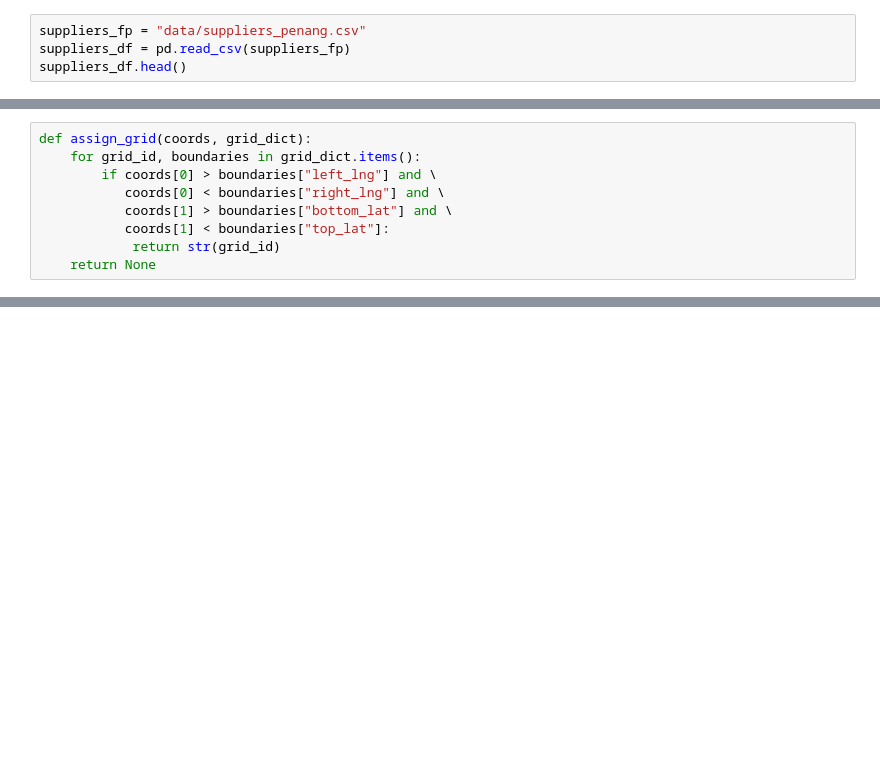
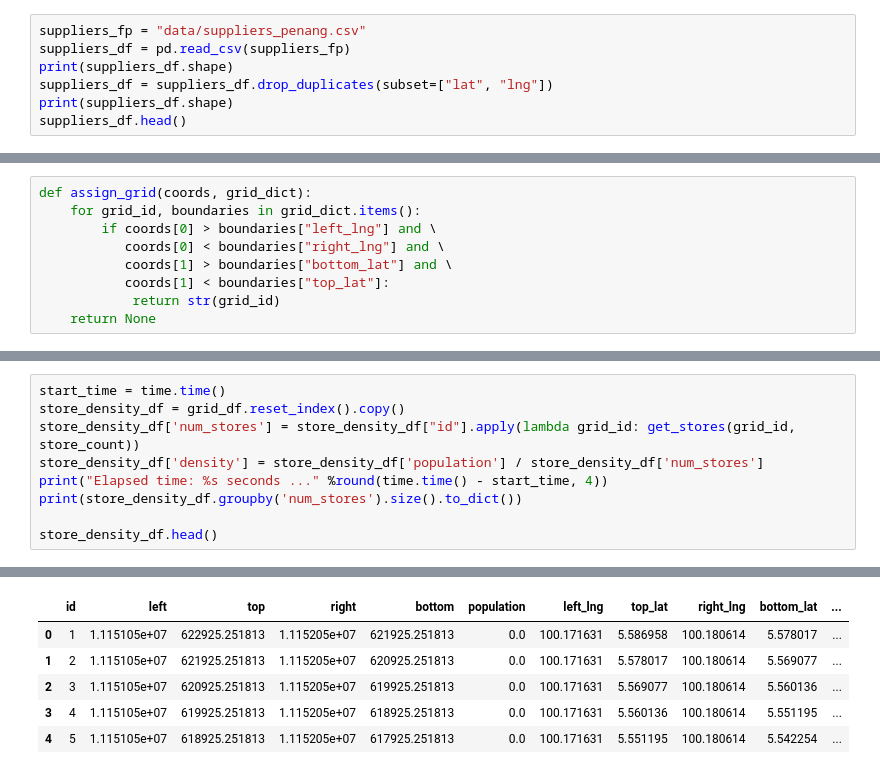
Before and after one commit to shenghaowang/asiatique, a Jupyter notebook: Penang Supermarkets Layer.ipynb, the cells around one changed output, grey strips where cells are left out. Drawn from its saved outputs; the diff is of its cells as text; blank space fills up the shorter version.

```diff
--- a/Penang Supermarkets Layer.ipynb
+++ b/Penang Supermarkets Layer.ipynb
@@ -54,5 +54,8 @@ Load existing Penang supermarkets obtained via Google Places API
 # %%
 suppliers_fp = "data/suppliers_penang.csv"
 suppliers_df = pd.read_csv(suppliers_fp)
+print(suppliers_df.shape)
+suppliers_df = suppliers_df.drop_duplicates(subset=["lat", "lng"])
+print(suppliers_df.shape)
 suppliers_df.head()
 # %% [output]
@@ -95,0 +202,10 @@ Elapsed time: 0.1813 seconds ...
+# %%
+start_time = time.time()
+store_density_df = grid_df.reset_index().copy()
+store_density_df['num_stores'] = store_density_df["id"].apply(lambda grid_id: get_stores(grid_id, store_count))
+store_density_df['density'] = store_density_df['population'] / store_density_df['num_stores']
+print("Elapsed time: %s seconds ..." %round(time.time() - start_time, 4))
+print(store_density_df.groupby('num_stores').size().to_dict())
+
+store_density_df.head()
+# %% [output]
@@ -95,0 +214,6 @@ Elapsed time: 0.1813 seconds ...
+|  | id | left | top | right | bottom | population | left_lng | top_lat | right_lng | bottom_lat | ... |
+| 0 | 1 | 1.115105e+07 | 622925.251813 | 1.115205e+07 | 621925.251813 | 0.0 | 100.171631 | 5.586958 | 100.180614 | 5.578017 | ... |
+| 1 | 2 | 1.115105e+07 | 621925.251813 | 1.115205e+07 | 620925.251813 | 0.0 | 100.171631 | 5.578017 | 100.180614 | 5.569077 | ... |
+| 2 | 3 | 1.115105e+07 | 620925.251813 | 1.115205e+07 | 619925.251813 | 0.0 | 100.171631 | 5.569077 | 100.180614 | 5.560136 | ... |
+| 3 | 4 | 1.115105e+07 | 619925.251813 | 1.115205e+07 | 618925.251813 | 0.0 | 100.171631 | 5.560136 | 100.180614 | 5.551195 | ... |
+| 4 | 5 | 1.115105e+07 | 618925.251813 | 1.115205e+07 | 617925.251813 | 0.0 | 100.171631 | 5.551195 | 100.180614 | 5.542254 | ... |
```
Also changed, not shown: parts of 12 cells of this notebook.
